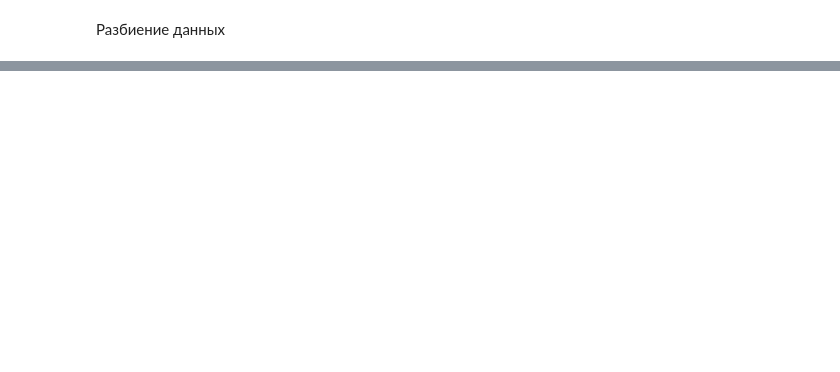
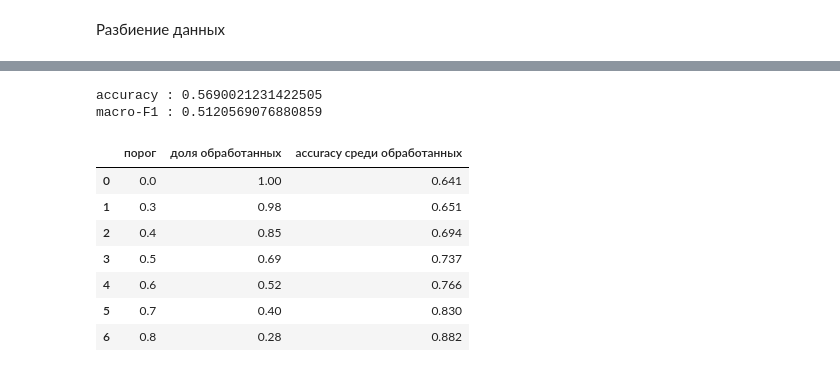
Before and after one commit to Artemka19777/PostCode, a Jupyter notebook: project.ipynb, the cells around one changed output, grey strips where cells are left out. Cells and saved outputs as stored; diff of their text form; code cells hidden in the pictures; blank space fills up the shorter version.

```diff
--- a/project.ipynb
+++ b/project.ipynb
@@ -549,0 +596,3 @@ cv = StratifiedKFold(n_splits=5)
+# %%
+cv = StratifiedKFold(n_splits=5, shuffle=True, random_state=42)
+y_pred_cv = cross_val_predict(model, X_train, y_train, cv=cv)# здесь модель обучилась fit transform
@@ -549,0 +662,20 @@ cv = StratifiedKFold(n_splits=5)
+# %%
+res = X_train.copy()
+res['истина'] = y_train
+res['предсказано'] = y_pred_cv
+
+# ошибки: емкости -> ЛК ЮЛ
+mask = (res['истина'] == 'Формирование и закрытие емкостей') & (res['предсказано'] == 'Импорт списков из ЛК ЮЛ')
+print('ОШИБКИ:', mask.sum())
+for _, r in res[mask].head(5).iterrows():
+    print(r['Услуга'], '|', r['Компонент услуги 1 уровня'])
+    print(r['text'][:300])
+    print('---')
+
+# для сравнения: верно распознанные ЛК ЮЛ
+ok = (res['истина'] == 'Импорт списков из ЛК ЮЛ') & (res['предсказано'] == 'Импорт списков из ЛК ЮЛ')
+print('\nВЕРНЫЕ ЛК ЮЛ:', ok.sum())
+for _, r in res[ok].head(5).iterrows():
+    print(r['Услуга'], '|', r['Компонент услуги 1 уровня'])
+    print(r['text'][:300])
+    print('---')
@@ -549,0 +730,43 @@ cv = StratifiedKFold(n_splits=5)
+# %%
+# гипотеза 2 категориальные признаки не помогают
+prep_text = ColumnTransformer([('text', text_vec, 'text')])
+
+model_text = Pipeline([
+    ('prep', prep_text),
+    ('clf', LogisticRegression(max_iter=2000, C=10, class_weight='balanced')),
+])
+
+pred_text = cross_val_predict(model_text, X_train, y_train, cv=cv)
+print('accuracy :', accuracy_score(y_train, pred_text))
+print('macro-F1 :', f1_score(y_train, pred_text, average='macro'))
+# %% [output]
+accuracy : 0.5690021231422505
+macro-F1 : 0.5120569076880859
+# %%
+#подбираем threshold
+model.set_params(clf__C=10)
+proba_cv = cross_val_predict(model, X_train, y_train, cv=cv, method='predict_proba')
+
+classes = np.array(sorted(y_train.unique()))
+pred = classes[proba_cv.argmax(axis=1)]
+conf = proba_cv.max(axis=1)
+correct = (pred == y_train.values)
+
+rows = []
+for t in [0.0, 0.3, 0.4, 0.5, 0.6, 0.7, 0.8]:
+    m = conf >= t
+    rows.append({
+        'порог': t,
+        'доля обработанных': round(m.mean(), 2),
+        'accuracy среди обработанных': round(correct[m].mean(), 3),
+    })
+pd.DataFrame(rows)
+# %% [output]
+|  | порог | доля обработанных | accuracy среди обработанных |
+| 0 | 0.0 | 1.00 | 0.641 |
+| 1 | 0.3 | 0.98 | 0.651 |
+| 2 | 0.4 | 0.85 | 0.694 |
+| 3 | 0.5 | 0.69 | 0.737 |
+| 4 | 0.6 | 0.52 | 0.766 |
+| 5 | 0.7 | 0.40 | 0.830 |
+| 6 | 0.8 | 0.28 | 0.882 |
```
Also changed, not shown: parts of 23 cells of this notebook, 9 other files.
